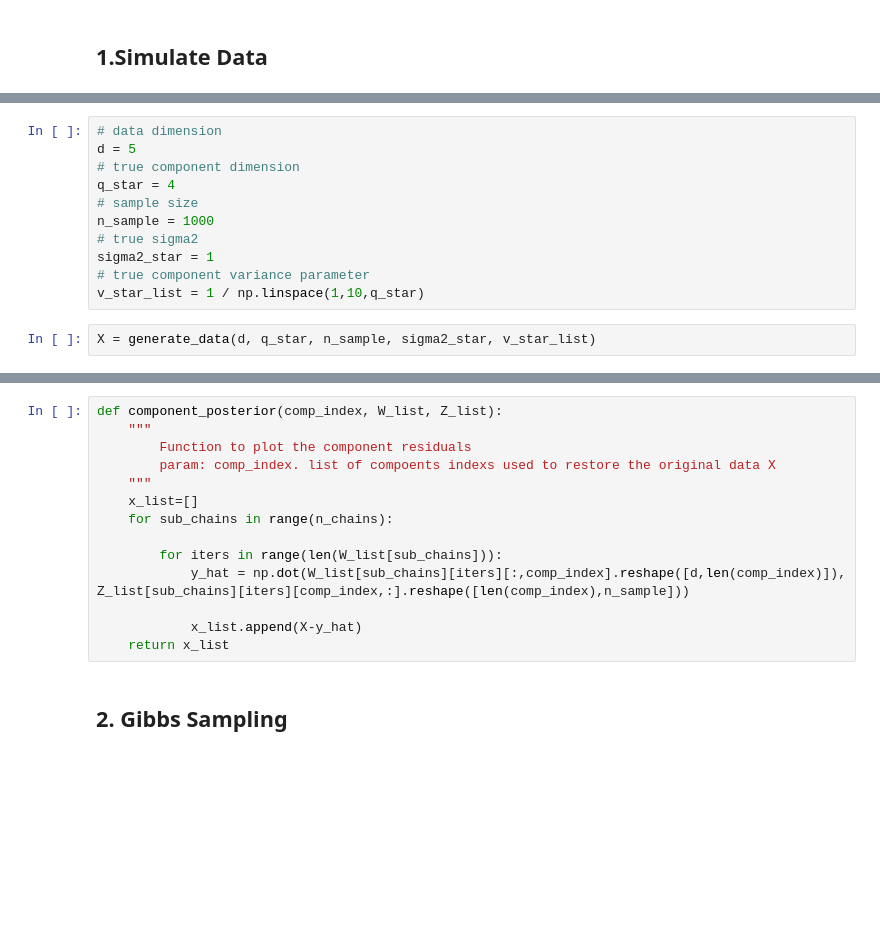
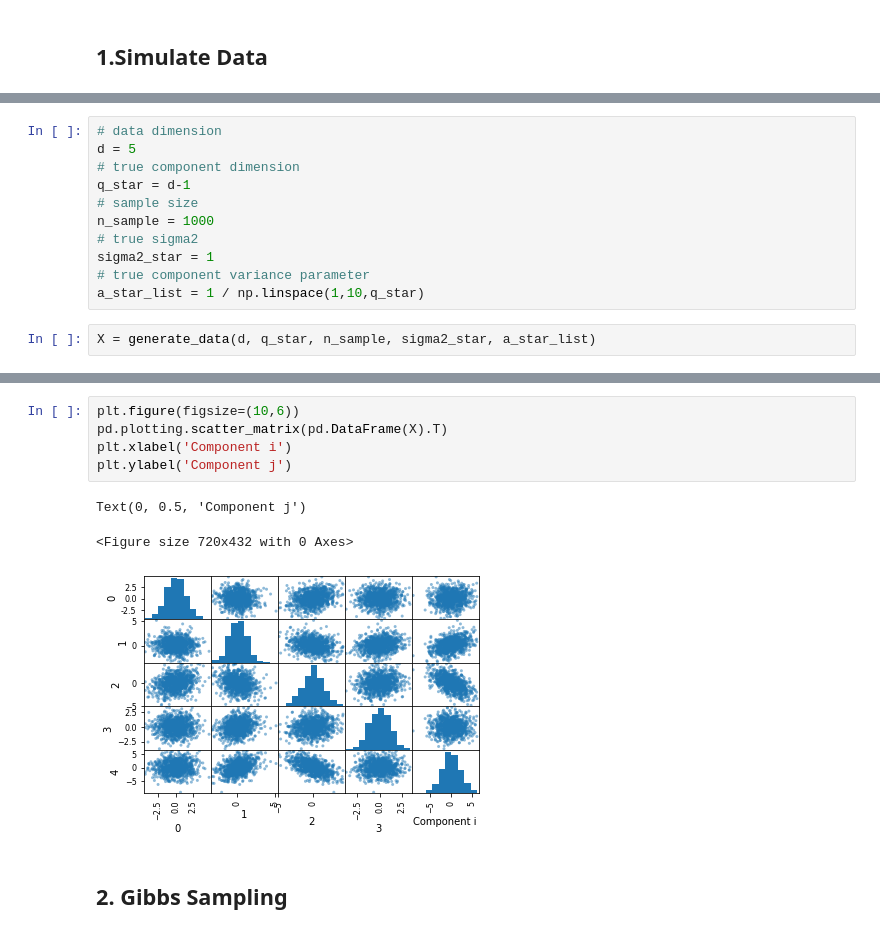
Before and after one commit to LeonCaesa/Gibbs, a Jupyter notebook: Experiment.ipynb, the cells around one changed output, grey strips where cells are left out. Cells and saved outputs as stored; diff of their text form; blank space fills up the shorter version.

Commit message:
Trying to restore the ipynb

```diff
--- a/Experiment.ipynb
+++ b/Experiment.ipynb
@@ -20,12 +9,12 @@ In the following simualation, I chose d = 5, q_star = 1, meaning there is only o
 # data dimension
 d = 5
 # true component dimension
-q_star = 4
+q_star = d-1
 # sample size
 n_sample = 1000
 # true sigma2
 sigma2_star = 1
 # true component variance parameter
-v_star_list = 1 / np.linspace(1,10,q_star)
+a_star_list = 1 / np.linspace(1,10,q_star)
 # %%
-X = generate_data(d, q_star, n_sample, sigma2_star, v_star_list)
+X = generate_data(d, q_star, n_sample, sigma2_star, a_star_list)
@@ -38,17 +21,12 @@ Text(0.5, 1.0, 'Data Plot')
-# %%
-def component_posterior(comp_index, W_list, Z_list):
-    """
-        Function to plot the component residuals
-        param: comp_index. list of compoents indexs used to restore the original data X
-    """
-    x_list=[]
-    for sub_chains in range(n_chains):
-
-        for iters in range(len(W_list[sub_chains])):
-            y_hat = np.dot(W_list[sub_chains][iters][:,comp_index].reshape([d,len(comp_index)]), Z_list[sub_chains][iters][comp_index,:].reshape([len(comp_index),n_sample]))
-
-            x_list.append(X-y_hat)
-    return x_list
+# %%
+plt.figure(figsize=(10,6))
+pd.plotting.scatter_matrix(pd.DataFrame(X).T)
+plt.xlabel('Component i')
+plt.ylabel('Component j')
+# %% [output]
+Text(0, 0.5, 'Component j')
+<Figure size 720x432 with 0 Axes>
+[figure, added]
 # %% [markdown]
 ## 2. Gibbs Sampling
 # %% [markdown]
```
Also changed, not shown: parts of 33 cells of this notebook.
